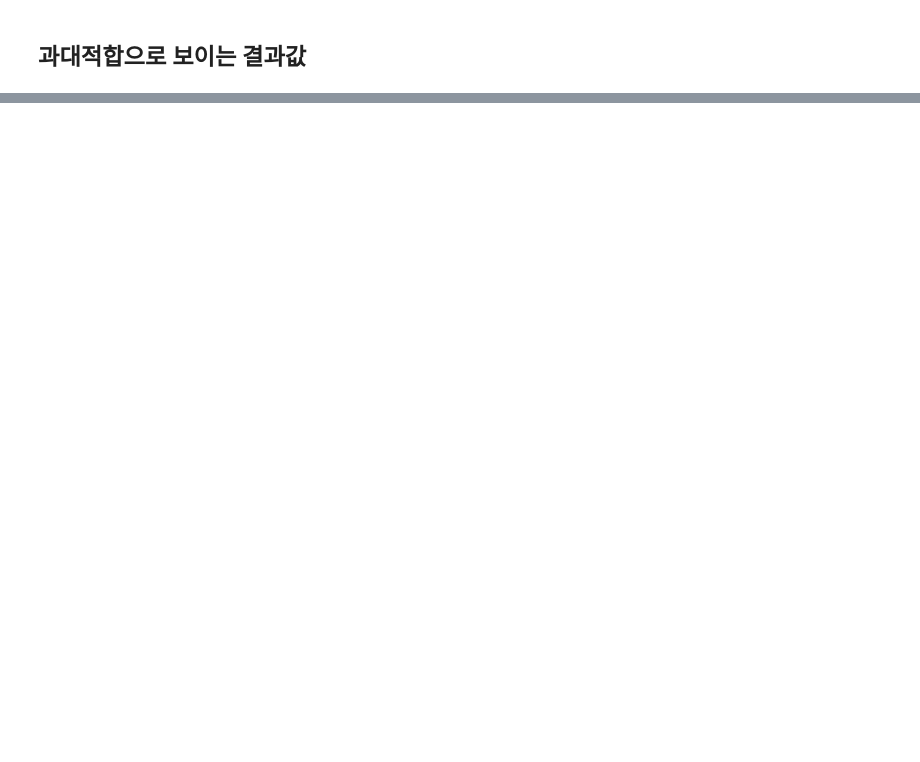
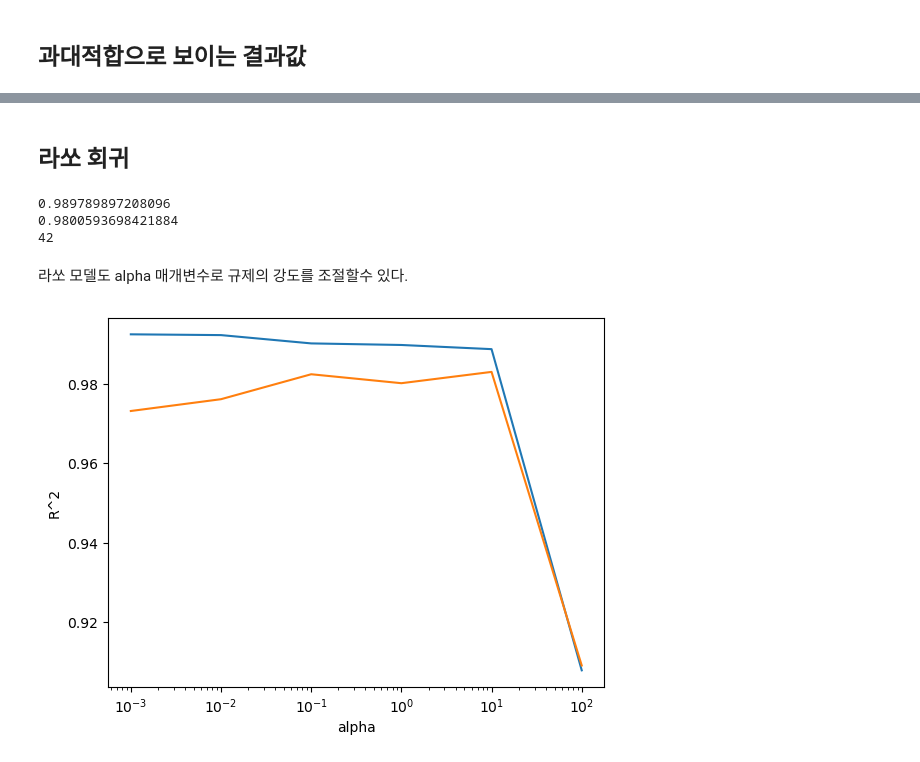
Before and after one commit to Aple-pen/ML_Basic_learning, a Jupyter notebook: chap3/3-3.ipynb, the cells around one changed output, grey strips where cells are left out. Saved outputs shown, nothing was run; the diff lists cells and outputs as text; code cells hidden in the pictures; blank space fills up the shorter version.

```diff
--- a/chap3/3-3.ipynb
+++ b/chap3/3-3.ipynb
@@ -157,0 +138,6 @@ print(ss.scale_)
+# %%
+from sklearn.linear_model import Ridge
+ridge = Ridge()
+ridge.fit(train_scaled,train_target)
+print(ridge.score(train_scaled,train_target))
+print(ridge.score(test_scaled,test_target))
@@ -157,0 +153,11 @@ print(ss.scale_)
+# %%
+import matplotlib.pyplot as plt
+train_score = []
+test_score = []
+# %%
+alpha_list = [0.001,0.01,0.1,1,10,100]
+for alpha in alpha_list:
+  ridge = Ridge(alpha=alpha)
+  ridge.fit(train_scaled,train_target)
+  train_score.append(ridge.score(train_scaled,train_target))
+  test_score.append(ridge.score(test_scaled,test_target))
@@ -157,0 +174,34 @@ print(ss.scale_)
+# %% [markdown]
+## 라쏘 회귀
+# %%
+from sklearn.linear_model import Lasso
+lasso = Lasso()
+lasso.fit(train_scaled,train_target)
+print(lasso.score(train_scaled,train_target))
+print(lasso.score(test_scaled,test_target))
+print(np.sum(lasso.coef_ == 0))
+# %% [output]
+0.989789897208096
+0.9800593698421884
+42
+# %% [markdown]
+라쏘 모델도 alpha 매개변수로 규제의 강도를 조절할수 있다.
+# %%
+train_score = []
+test_score = []
+alpha_list = [0.001,0.01,0.1,1,10,100]
+for alpha in alpha_list:
+  lasso = Lasso(alpha=alpha,max_iter=10000)
+  lasso.fit(train_scaled,train_target)
+  train_score.append(lasso.score(train_scaled,train_target))
+  test_score.append(lasso.score(test_scaled,test_target))
+
+
+plt.plot(alpha_list,train_score)
+plt.plot(alpha_list,test_score)
+plt.xscale('log')
+plt.xlabel('alpha')
+plt.ylabel('R^2')
+plt.show()
+# %% [output]
+[figure, added]
```
Also changed, not shown: parts of 10 cells of this notebook, 1 other file.
